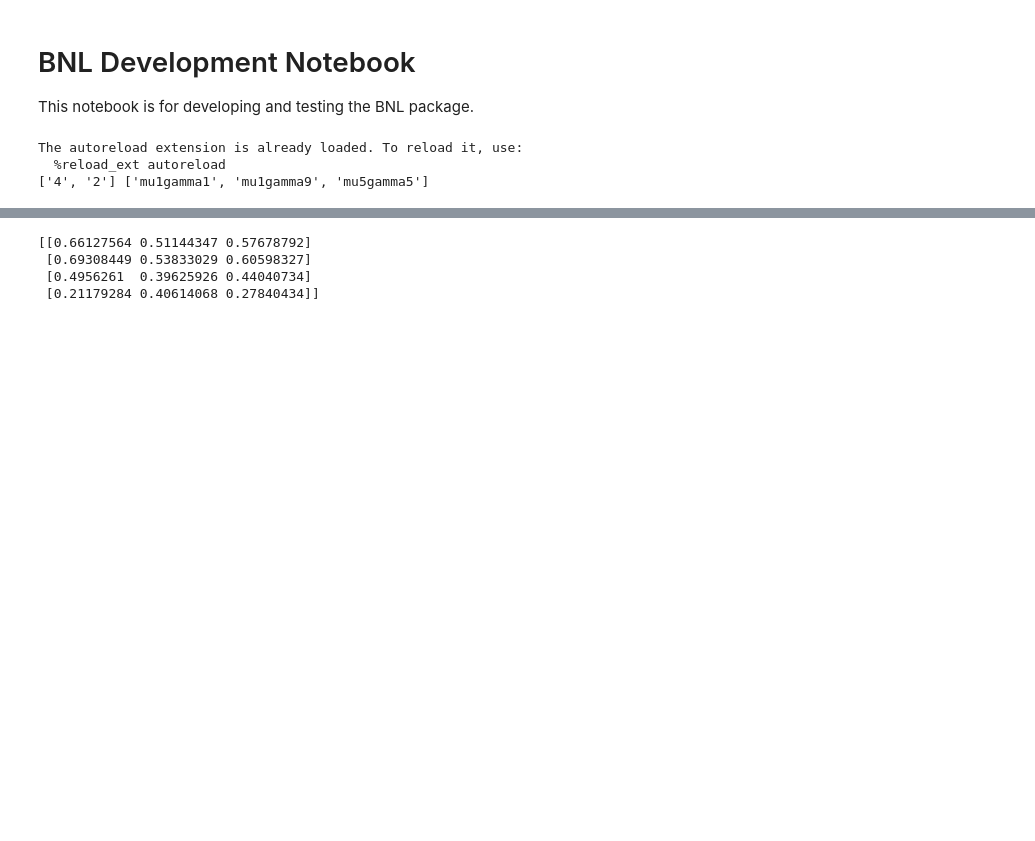
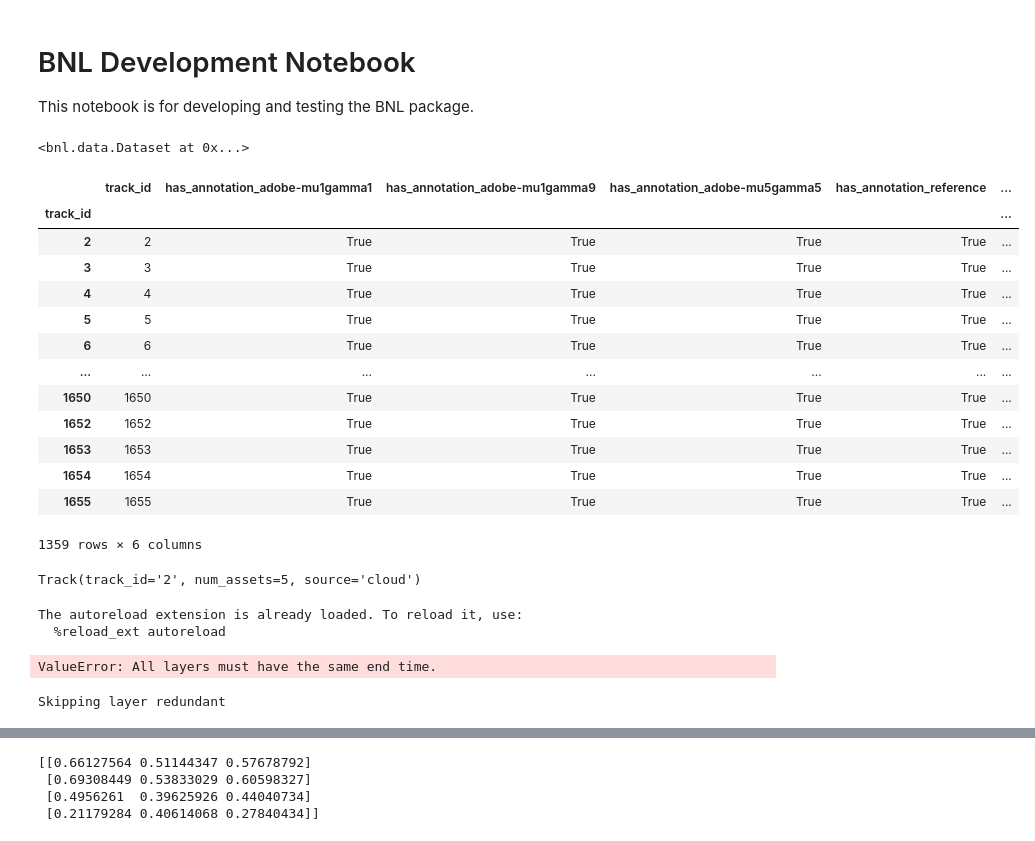
Before and after one commit to tomxi/bnl, a Jupyter notebook: notebooks/development.ipynb, the cells around one changed output, grey strips where cells are left out. Drawn from its saved outputs; the diff is of its cells as text; code cells hidden in the pictures; blank space fills up the shorter version.

```diff
--- a/notebooks/development.ipynb
+++ b/notebooks/development.ipynb
@@ -2,6 +2,42 @@
 # BNL Development Notebook
 
 This notebook is for developing and testing the BNL package.
+# %%
+from bnl import data
+from pathlib import Path
+
+TRACK_ID = "8"
+FIXTURES_DIR = Path("../tests/fixtures")
+TEST_MANIFEST = FIXTURES_DIR / "test_manifest.csv"
+
+dataset = data.Dataset(TEST_MANIFEST)
+
+dataset
+# %% [output]
+<bnl.data.Dataset at 0x...>
+# %%
+slm_ds = bnl.data.Dataset(manifest_path="~/data/salami/metadata.csv")
+# %%
+slm_ds.manifest
+# %% [output]
+|  | track_id | has_annotation_adobe-mu1gamma1 | has_annotation_adobe-mu1gamma9 | has_annotation_adobe-mu5gamma5 | has_annotation_reference | ... |
+| track_id |  |  |  |  |  | ... |
+| 2 | 2 | True | True | True | True | ... |
+| 3 | 3 | True | True | True | True | ... |
+| 4 | 4 | True | True | True | True | ... |
+| 5 | 5 | True | True | True | True | ... |
+| 6 | 6 | True | True | True | True | ... |
+| ... | ... | ... | ... | ... | ... | ... |
+| 1650 | 1650 | True | True | True | True | ... |
+| 1652 | 1652 | True | True | True | True | ... |
+| 1653 | 1653 | True | True | True | True | ... |
+| 1654 | 1654 | True | True | True | True | ... |
+| 1655 | 1655 | True | True | True | True | ... |
+1359 rows × 6 columns
+# %%
+dataset[2]
+# %% [output]
+Track(track_id='2', num_assets=5, source='cloud')
 # %%
 %load_ext autoreload
 %autoreload 2
@@ -20,9 +56,9 @@ print(available_refs, available_ests)
 est = track.ests[choice(available_ests)]
 ref = track.refs[choice(available_refs)]
 
+ref.plot().show()
 est.plot().show()
-ref.plot().show()
 # %% [output]
 The autoreload extension is already loaded. To reload it, use:
   %reload_ext autoreload
-['4', '2'] ['mu1gamma1', 'mu1gamma9', 'mu5gamma5']
+ValueError: All layers must have the same end time.
@@ -31,0 +65,11 @@ est.plot().show()
+# %%
+from bnl import Segment as S, MultiSegment as MS
+
+mock_empty_layer = S([ref.start, ref.end], [None], 'empty')
+mock_layer = S(ref[1].boundaries, [lab*2 for lab in ref[1].labels], 'redundant')
+mock_ref = MS([mock_empty_layer] + ref.layers + [mock_layer], name='mock_ref')
+
+mock_ref.plot().show()
+mock_ref.prune_layers().plot().show()
+# %% [output]
+Skipping layer redundant
```
Also changed, not shown: parts of 4 cells of this notebook, 8 other files.
